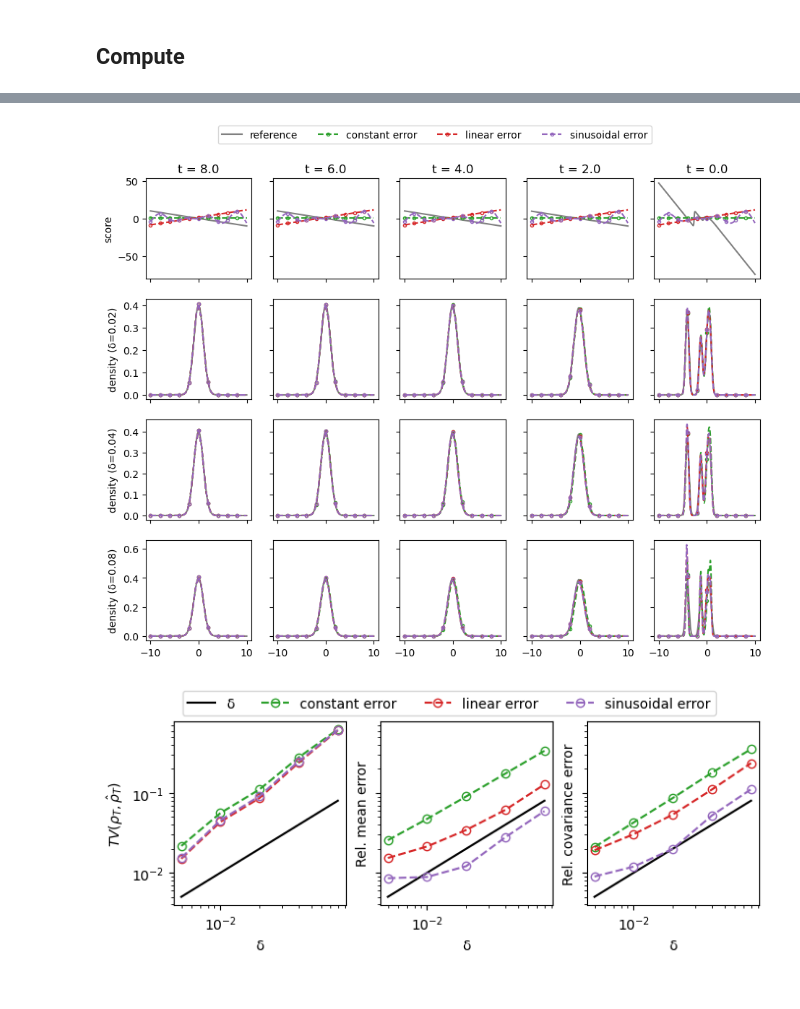
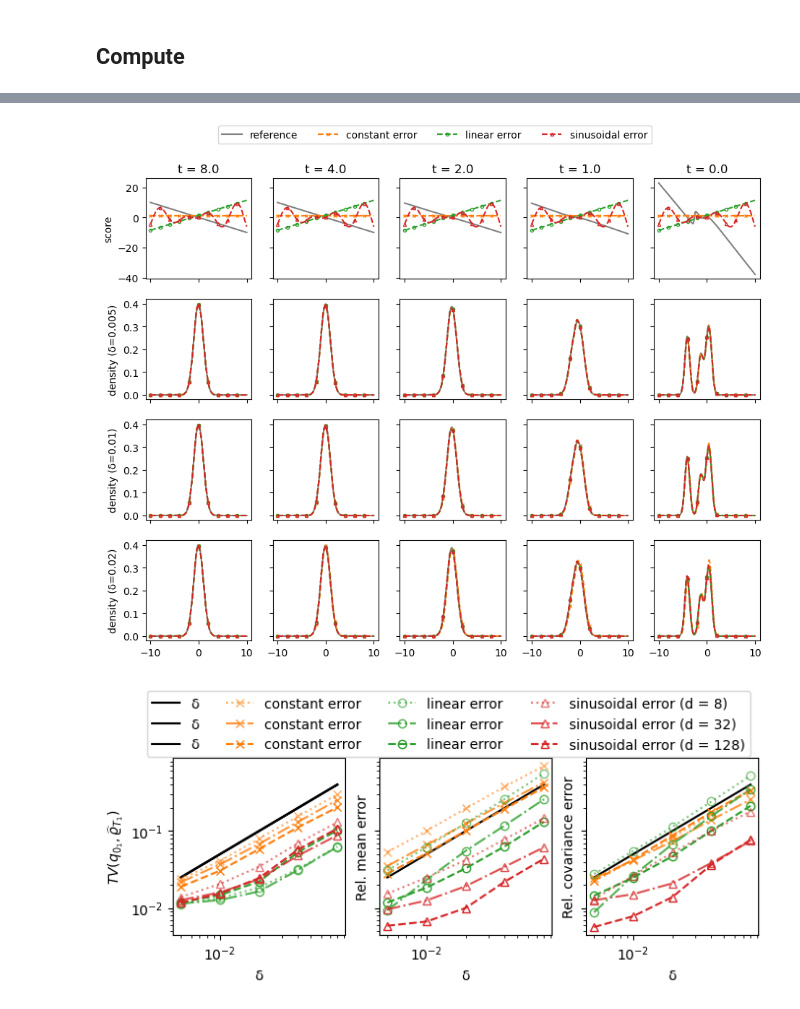
Before and after one commit to Zhengyu-Huang/InverseProblems.jl, a Jupyter notebook: Diffusion/Gaussian-mixture-density.ipynb, the cells around one changed output, grey strips where cells are left out. Saved outputs shown, nothing was run; the diff lists cells and outputs as text; code cells hidden in the pictures.

```diff
--- a/Diffusion/Gaussian-mixture-density.ipynb
+++ b/Diffusion/Gaussian-mixture-density.ipynb
@@ -753,67 +782,84 @@ end
 # %%
+# plot marginal for 128 dimensional problem
 nrows, ncols = 4, 5
-fig, ax = fig, ax = PyPlot.subplots(nrows = nrows, ncols=ncols, sharex=true, sharey="row", figsize=(10,8))
+markers = ["x"; "o"; "^"]
+ts = [T; T/2; T/4; T/8; 0.0]
+idim = 3
+dim = dims[idim]
+x_mean = x_mean_high[:, 1:dim]
+xx_cov = extract_submatrix(xx_cov_high, dim, COV_DIAG)
+Y0 = Y0_high[:, 1:dim]
 
 
+fig, ax = fig, ax = PyPlot.subplots(nrows = nrows, ncols=ncols, sharex=true, sharey="row", figsize=(10,8))
 ## plot marginal score at different time
 for i  = 1:ncols
-    t = T - T*(i-1)/(ncols - 1)
+    t = ts[i]
     δ = 1.0
     ∇logqt = compute_qt_score(x_w, x_mean[:,1:1], [xx_cov[i][1:1,1:1] for i = 1:N_modes], t, Array(reshape(xc, (Ne, 1))))
     ax[1, i].plot(xc, ∇logqt, "-", color = "grey", fillstyle="none", label="reference")
     for itype = 1:Ntype
         err = score_error(x_w, x_mean[:,1:1], [xx_cov[i][1:1,1:1] for i = 1:N_modes], δ, t, T,  Array(reshape(xc, (Ne, 1))); error_type = error_types[itype])
-        ax[1, i].plot(xc, err, "--o", color = "C"*string(itype+1), fillstyle="none", markevery=100, markersize = 3, label = error_types[itype]*" error")
+        ax[1, i].plot(xc, err, "--", marker=markers[itype], color = "C"*string(itype), fillstyle="none", markevery=100, markersize = 3, label = error_types[itype]*" error")
     end
 
     ax[1, i].title.set_text("t = "*string(t))
 end
 ax[1,1].set_ylabel("score")
 
 
 ## plot marginal qt at different time
 for i  = 1:ncols
-    t = T - T*(i-1)/(ncols - 1)
+    t = ts[i]
     qt = compute_qt(x_w, x_mean[:,1:1], [xx_cov[i][1:1,1:1] for i = 1:N_modes], t, Array(reshape(xc, (Ne, 1))))
     for j = 2:nrows
         ax[j, i].plot(xc, qt,   "-", color = "grey", fillstyle="none", label="reference")
-        ax[j, 1].set_ylabel("density (δ=0.0" * string(2^(j-1))*")")
+        ax[j, 1].set_ylabel("density (δ=" * string(2.0^(j-3)/100)*")")
     end
 end
 
 # marginal
 for itype = 1:Ntype
     for iδ = 1:min(Nδ, nrows-1)
         for i  = 1:ncols
-            t = T - T*(i-1)/(ncols - 1)
-            kernel = kde(Ys[itype, iδ+1, i, :, 1], bandwidth=cbandwidth(t))
+            t = ts[i]
+            kernel = kde(Ys[idim, itype, iδ, i, :, 1], bandwidth=cbandwidth(t))
             ρ̂t = pdf(kernel, xc)
-            ax[iδ+1, i].plot(xc, ρ̂t, "--o", color = "C"*string(itype+1), fillstyle="none", markevery=100, markersize = 3)
+            ax[iδ+1, i].plot(xc, ρ̂t, "--", marker=markers[itype], color = "C"*string(itype), fillstyle="none", markevery=100, markersize = 3)
         end
     end
 end
 handles, labels = ax[1,1].get_legend_handles_labels()
 fig.legend(handles,labels,loc = "upper center",bbox_to_anchor=(0.5,1.0),ncol=4)
 fig.subplots_adjust(bottom=0.1,top=0.90,left=0.1,right=0.95,hspace=0.2)
 fig.savefig("high-D-ode-density.pdf")
-
-fig, ax = PyPlot.subplots(nrows = 1, ncols=3, sharex=true, sharey="row", figsize=(7, 2.5))
-for i = 1:3
-    ax[i].loglog(δs, δs, "-", color = "black", fillstyle="none", label="δ")
-    ax[i].set_xlabel("δ");
-end
-for itype = 1:Ntype
-    ax[1].loglog(δs, TVes[itype, :], "--o", color = "C"*string(itype+1), fillstyle="none", label = error_types[itype]*" error")
-    ax[2].loglog(δs, rmeanes[itype, :], "--o", color = "C"*string(itype+1), fillstyle="none", label = error_types[itype]*" error")
-    ax[3].loglog(δs, rcoves[itype, :], "--o", color = "C"*string(itype+1), fillstyle="none", label = error_types[itype]*" error")
-end
-handles, labels = ax[1,1].get_legend_handles_labels()
-fig.legend(handles,labels,loc = "upper center",bbox_to_anchor=(0.5,1.0),ncol=4)
-ax[1].set_ylabel(L"TV(\rho_T,\hat{\rho}_T)")
-ax[2].set_ylabel("Rel. mean error")
-ax[3].set_ylabel("Rel. covariance error")
-fig.subplots_adjust(bottom=0.1,top=0.85,left=0.1,right=0.95,hspace=0.2)
-fig.savefig("high-D-ode-error.pdf")
 # %% [output]
-[figure, old version]
+[figure, new version]
-[figure, removed]
+# %%
+fig, ax = PyPlot.subplots(nrows = 1, ncols=3, sharex=true, sharey="row", figsize=(7, 3.0))
+for i = 1:3
+    ax[i].loglog(δs, 5δs, "-", color = "black", fillstyle="none", label="δ")
+    ax[i].set_xlabel("δ");
+end
+ax[1].loglog(δs, 5δs, "-", color = "black", fillstyle="none", label="δ")
+ax[1].loglog(δs, 5δs, "-", color = "black", fillstyle="none", label="δ")
+
+linestyles = ["dotted"; "dashdot"; "--"]
+alphas =[0.6; 0.8; 1.0]
+for itype = 1:Ntype
+    for idim = 1:Ndim
+        label = ( itype == Ntype ? error_types[itype]*" error (d = "* string(dims[idim]) * ")" : error_types[itype]*" error" )
+        ax[1].loglog(δs, TVes[idim, itype, :], linestyle=linestyles[idim], marker=markers[itype], color = "C"*string(itype), alpha =alphas[idim], fillstyle="none", label = label)
+        ax[2].loglog(δs, rmeanes[idim, itype, :], linestyle=linestyles[idim], marker=markers[itype], color = "C"*string(itype), alpha =alphas[idim], fillstyle="none", label = label)
+        ax[3].loglog(δs, rcoves[idim, itype, :], linestyle=linestyles[idim], marker=markers[itype], color = "C"*string(itype), alpha =alphas[idim], fillstyle="none", label = label)
+    end
+end
+handles, labels = ax[1,1].get_legend_handles_labels()
+fig.legend(handles,labels,loc = "upper center",bbox_to_anchor=(0.5,1.0),ncols=4)
+ax[1].set_ylabel(L"TV(q_{0_1},\widehat{\varrho}_{T_1})")
+ax[2].set_ylabel("Rel. mean error")
+ax[3].set_ylabel("Rel. covariance error")
+fig.subplots_adjust(bottom=0.15,top=0.75,left=0.1,right=0.95,hspace=0.2)
+fig.savefig("high-D-ode-error.pdf")
+# %% [output]
+[figure, added]
```
Also changed, not shown: parts of 10 cells of this notebook.
